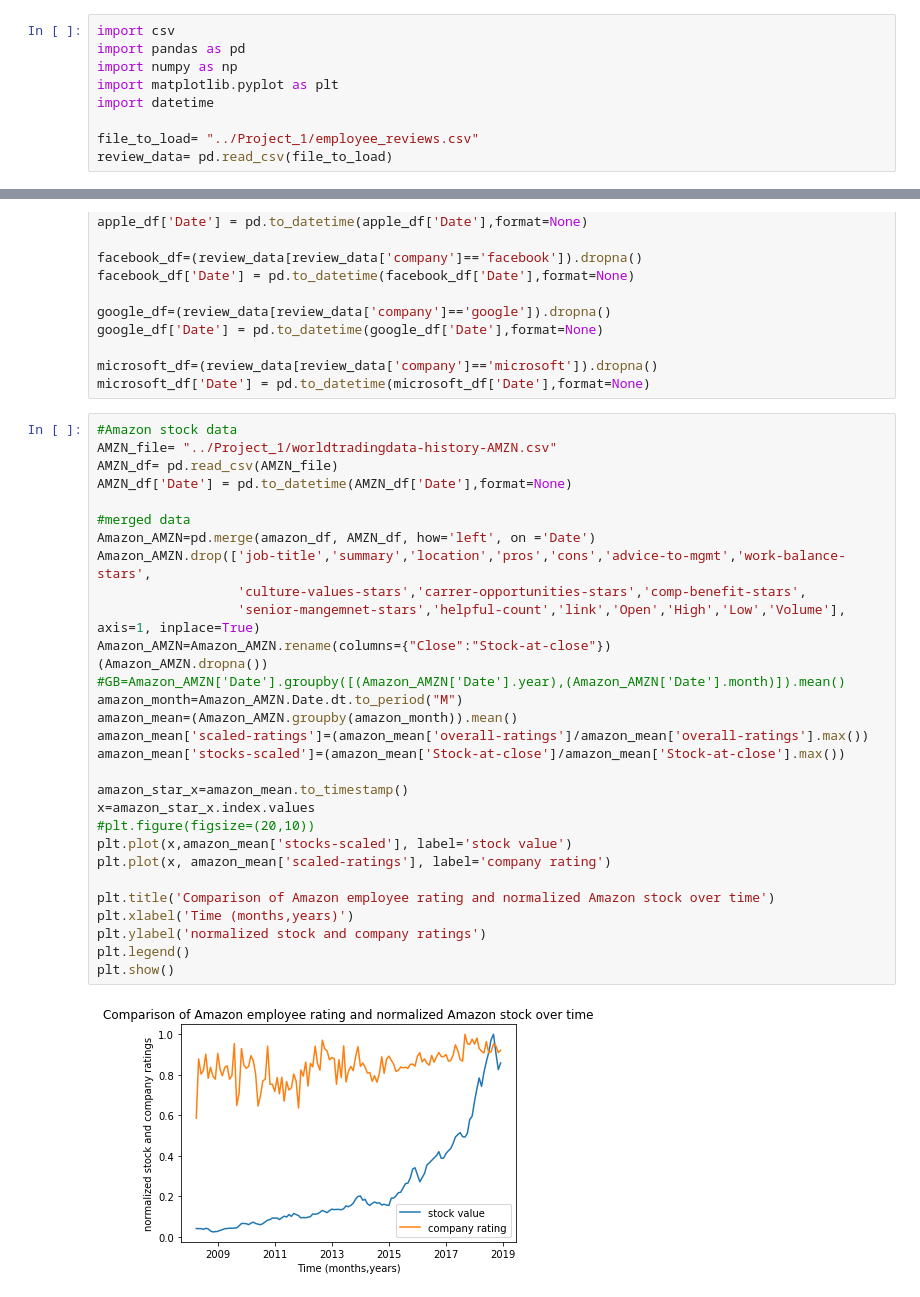
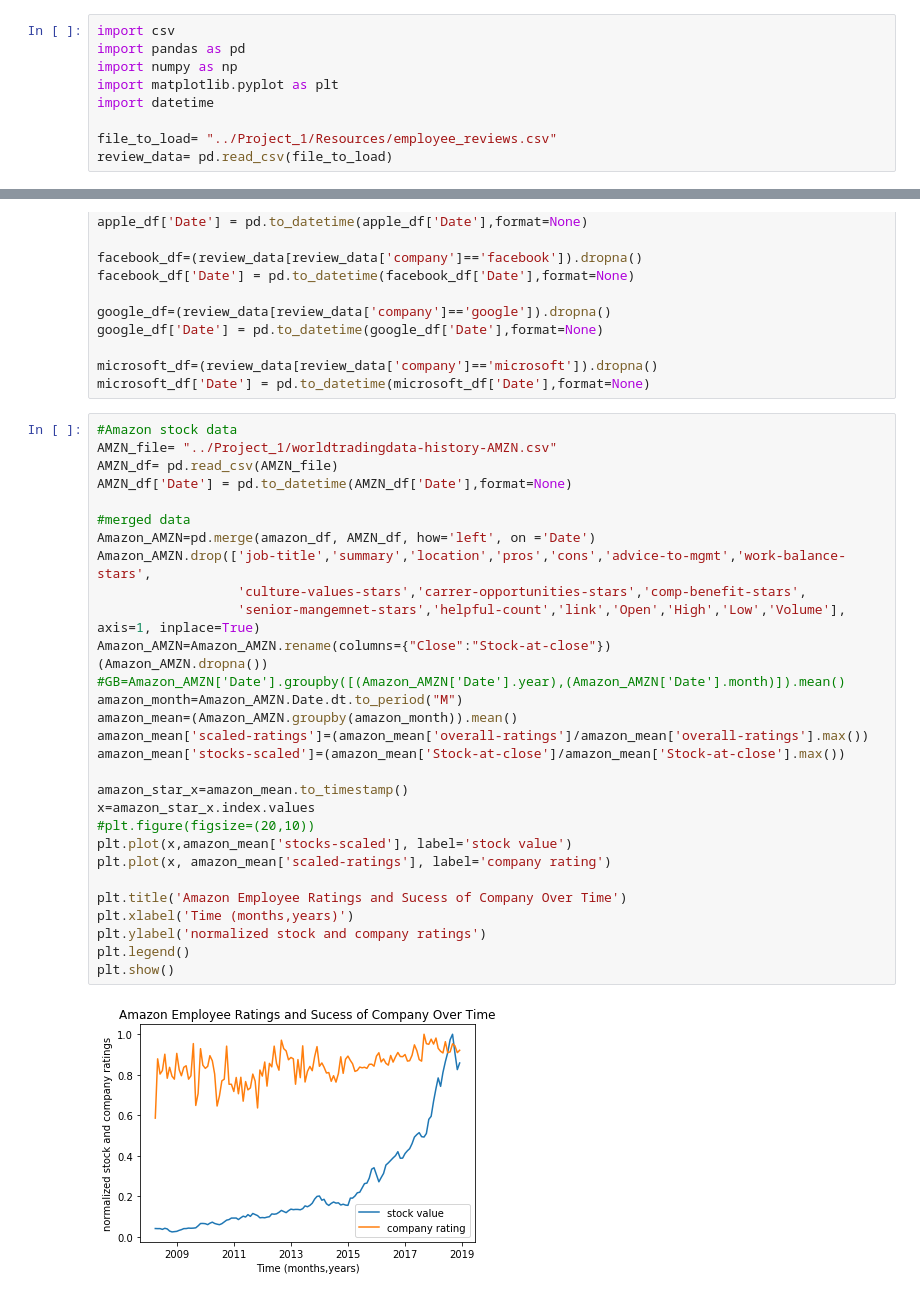
Before and after one commit to annabl38/Project_1, a Jupyter notebook: Company_stuff.Kim.ipynb, the cells around one changed output, grey strips where cells are left out. Drawn from its saved outputs; the diff is of its cells as text.

```diff
--- a/Company_stuff.Kim.ipynb
+++ b/Company_stuff.Kim.ipynb
@@ -5,7 +5,7 @@ import numpy as np
 import matplotlib.pyplot as plt
 import datetime
 
-file_to_load= "../Project_1/employee_reviews.csv"
+file_to_load= "../Project_1/Resources/employee_reviews.csv"
 review_data= pd.read_csv(file_to_load)
 # %%
 review_data.head(1)
@@ -58,35 +58,35 @@ microsoft_df['Date'] = pd.to_datetime(microsoft_df['Date'],format=None)
 # %%
 #Amazon stock data
 AMZN_file= "../Project_1/worldtradingdata-history-AMZN.csv"
 AMZN_df= pd.read_csv(AMZN_file)
 AMZN_df['Date'] = pd.to_datetime(AMZN_df['Date'],format=None)
 
 #merged data
 Amazon_AMZN=pd.merge(amazon_df, AMZN_df, how='left', on ='Date')
 Amazon_AMZN.drop(['job-title','summary','location','pros','cons','advice-to-mgmt','work-balance-stars',
                   'culture-values-stars','carrer-opportunities-stars','comp-benefit-stars',
                   'senior-mangemnet-stars','helpful-count','link','Open','High','Low','Volume'], axis=1, inplace=True)
 Amazon_AMZN=Amazon_AMZN.rename(columns={"Close":"Stock-at-close"})
 (Amazon_AMZN.dropna())
 #GB=Amazon_AMZN['Date'].groupby([(Amazon_AMZN['Date'].year),(Amazon_AMZN['Date'].month)]).mean()
 amazon_month=Amazon_AMZN.Date.dt.to_period("M")
 amazon_mean=(Amazon_AMZN.groupby(amazon_month)).mean()
 amazon_mean['scaled-ratings']=(amazon_mean['overall-ratings']/amazon_mean['overall-ratings'].max())
 amazon_mean['stocks-scaled']=(amazon_mean['Stock-at-close']/amazon_mean['Stock-at-close'].max())
 
 amazon_star_x=amazon_mean.to_timestamp()
 x=amazon_star_x.index.values
 #plt.figure(figsize=(20,10))
 plt.plot(x,amazon_mean['stocks-scaled'], label='stock value')
 plt.plot(x, amazon_mean['scaled-ratings'], label='company rating')
 
-plt.title('Comparison of Amazon employee rating and normalized Amazon stock over time')
+plt.title('Amazon Employee Ratings and Sucess of Company Over Time')
 plt.xlabel('Time (months,years)')
 plt.ylabel('normalized stock and company ratings')
 plt.legend()
 plt.show()
 # %% [output]
-[figure, old version]
+[figure, new version]
 # %%
 #Apple stock data
 AAPL_file= "../Project_1/worldtradingdata-history-AAPL.csv"
```
Also changed, not shown: parts of 6 cells of this notebook.
